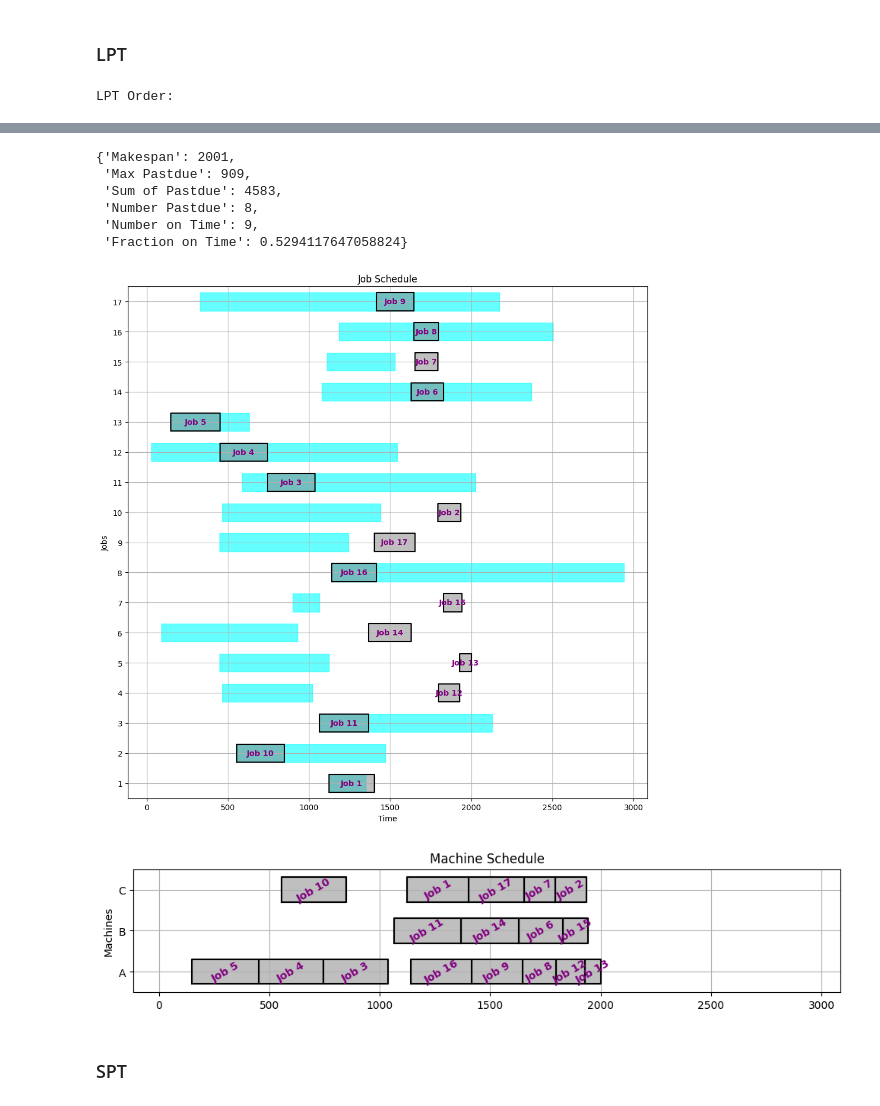
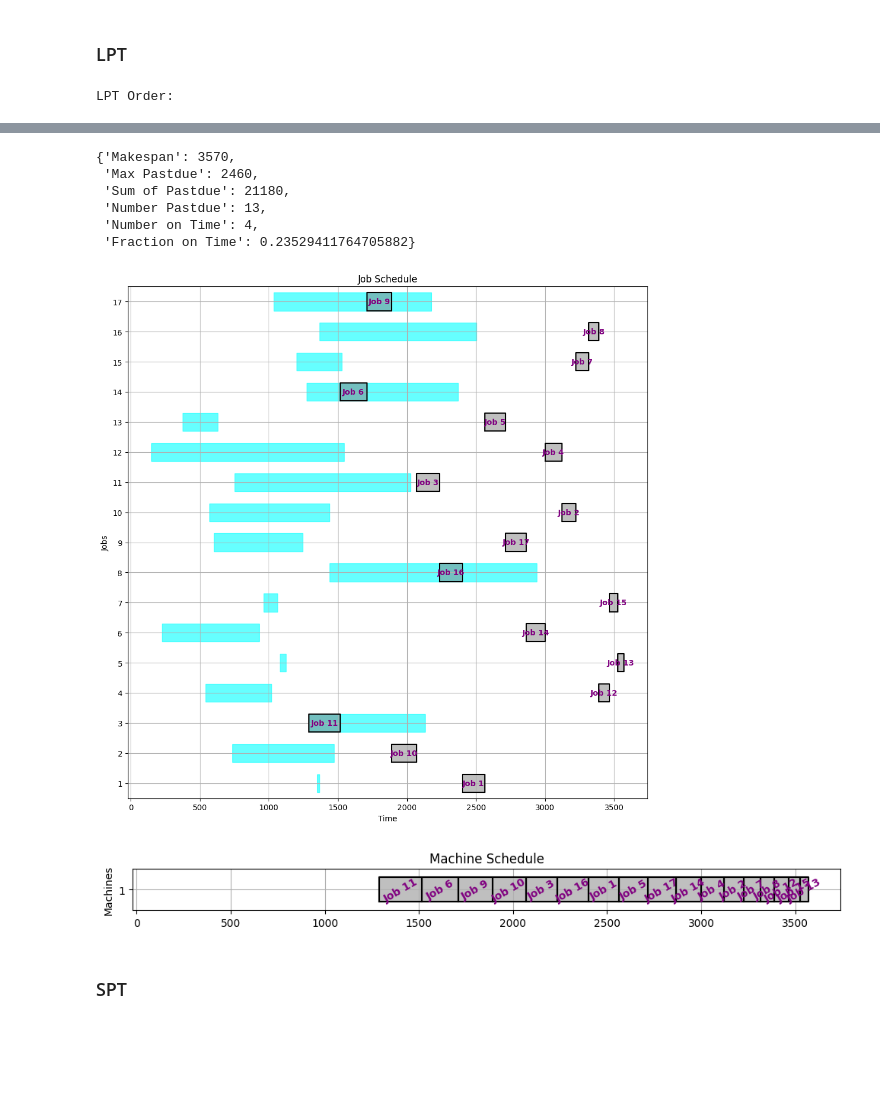
Before and after one commit to Ualh/operation_management, a Jupyter notebook: group7.ipynb, the cells around one changed output, grey strips where cells are left out. Saved outputs shown, nothing was run; the diff lists cells and outputs as text; code cells hidden in the pictures; blank space fills up the shorter version.

```diff
--- a/group7.ipynb
+++ b/group7.ipynb
@@ -2946,6 +2948,18 @@ MACHINES = ['A', 'B', 'C']
 # %% [markdown]
 ### LPT
 # %%
+def schedule(JOBS, order=sorted(JOBS.keys())):
+    "Schedule a dictionary of JOBS on a single machine in a specified order."
+    start = 0
+    finish = 0
+    SCHEDULE = {}
+
+    for job in order:
+        start = max(JOBS[job]['release'], finish)
+        finish = start + JOBS[job]['duration']
+        SCHEDULE[job] = {'start': start, 'finish': finish}
+    return SCHEDULE
+
 SCHEDULE = schedule(JOBS)
 SCHEDULE
 
@@ -2977,11 +2991,11 @@ LPT Order:
-{'Makespan': 2001,
- 'Max Pastdue': 909,
- 'Sum of Pastdue': 4583,
- 'Number Pastdue': 8,
- 'Number on Time': 9,
- 'Fraction on Time': 0.5294117647058824}
+{'Makespan': 3570,
+ 'Max Pastdue': 2460,
+ 'Sum of Pastdue': 21180,
+ 'Number Pastdue': 13,
+ 'Number on Time': 4,
+ 'Fraction on Time': 0.23529411764705882}
-[figure, old version]
+[figure, new version]
-[figure, old version]
+[figure, new version]
 # %% [markdown]
 ### SPT
 # %%
```
Also changed, not shown: parts of 5 cells of this notebook, 8 other files.
